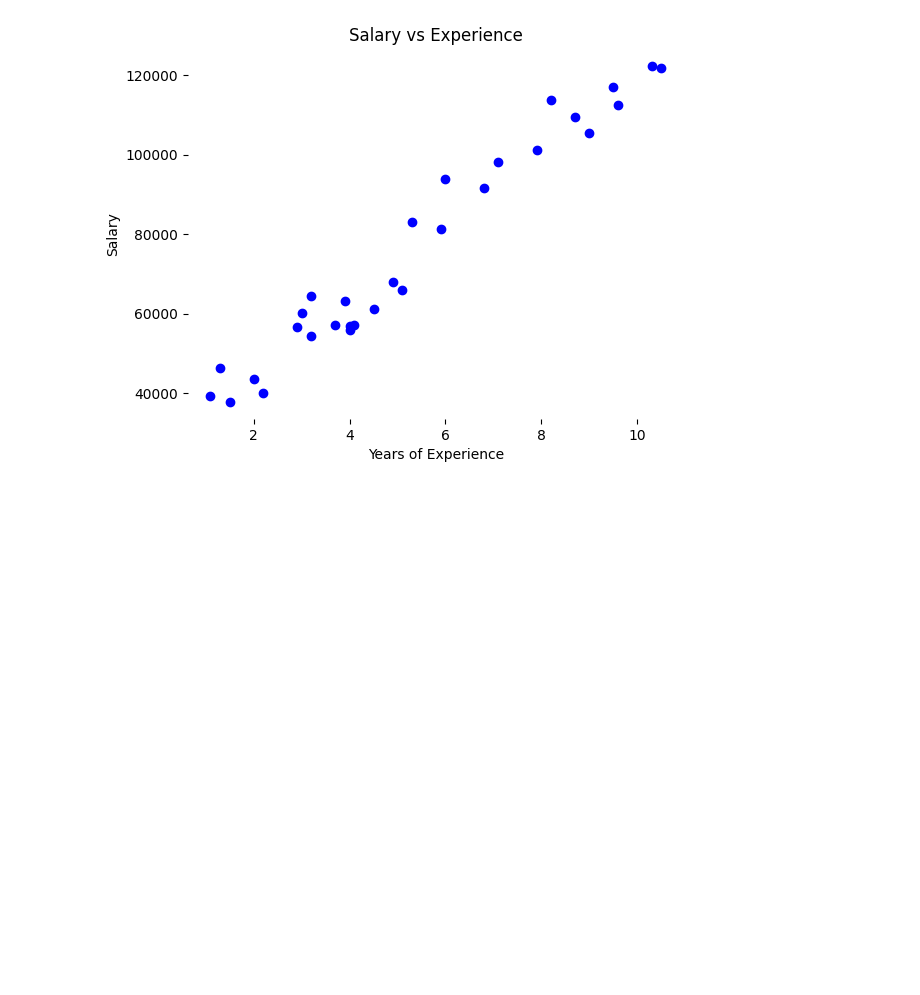
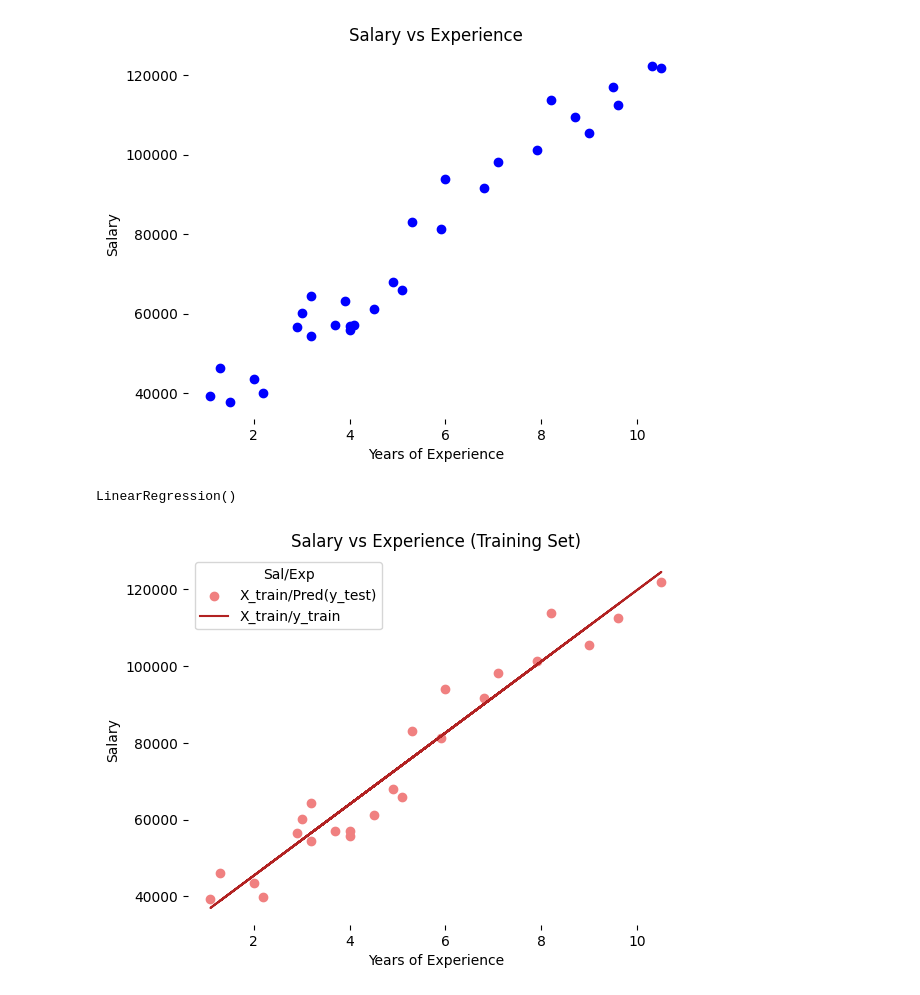
Before and after one commit to hiteshpatil2005/Machine-Learning-Laboratory, a Jupyter notebook: Assignment-2/regression.ipynb, the cells around one changed output. Drawn from its saved outputs; the diff is of its cells as text; code cells hidden in the pictures; blank space fills up the shorter version.

```diff
--- a/Assignment-2/regression.ipynb
+++ b/Assignment-2/regression.ipynb
@@ -49,3 +49,32 @@ plt.box(False)
 plt.show()
 # %% [output]
 [figure]
+# %%
+x = data_sal.iloc[:, :1]
+y = data_sal.iloc[:, 1:]
+# %%
+from sklearn.model_selection import train_test_split
+
+x_train , x_test , y_train , y_test = train_test_split(x, y, test_size = 0.2, random_state = 0)
+# %%
+from pandas.core.common import random_state
+from sklearn.linear_model import LinearRegression
+
+regressor = LinearRegression()
+regressor.fit(x_train, y_train)
+# %% [output]
+LinearRegression()
+# %%
+y_pred_test = regressor.predict(x_test)
+y_pred_train = regressor.predict(x_train)
+# %%
+plt.scatter(x_train, y_train, color = 'lightcoral')
+plt.plot(x_train, y_pred_train, color = 'firebrick')
+plt.title('Salary vs Experience (Training Set)')
+plt.xlabel('Years of Experience')
+plt.ylabel('Salary')
+plt.legend(['X_train/Pred(y_test)', 'X_train/y_train'], title = 'Sal/Exp', loc='best', facecolor='white')
+plt.box(False)
+plt.show()
+# %% [output]
+[figure, added]
```
Also changed, not shown: parts of 2 cells of this notebook.
